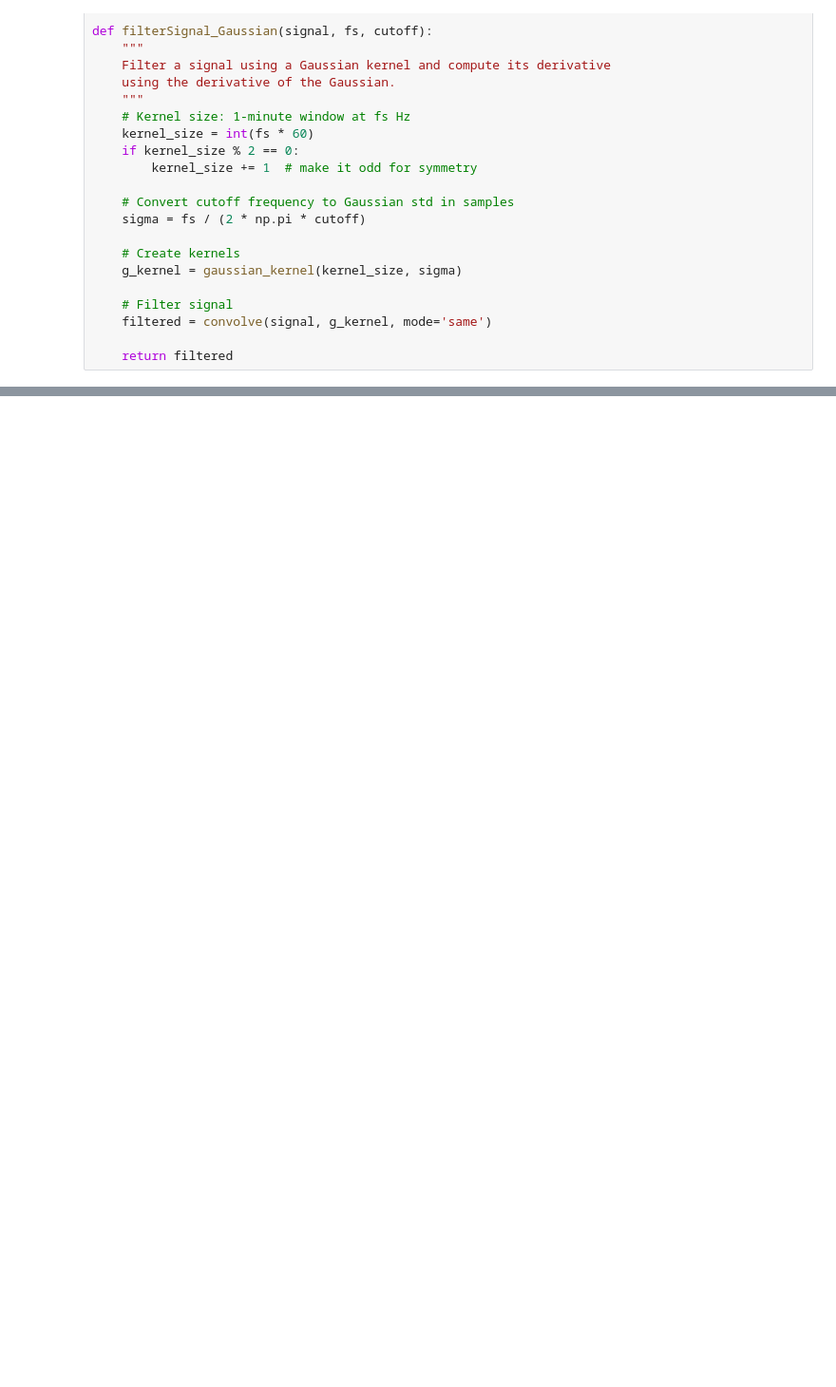
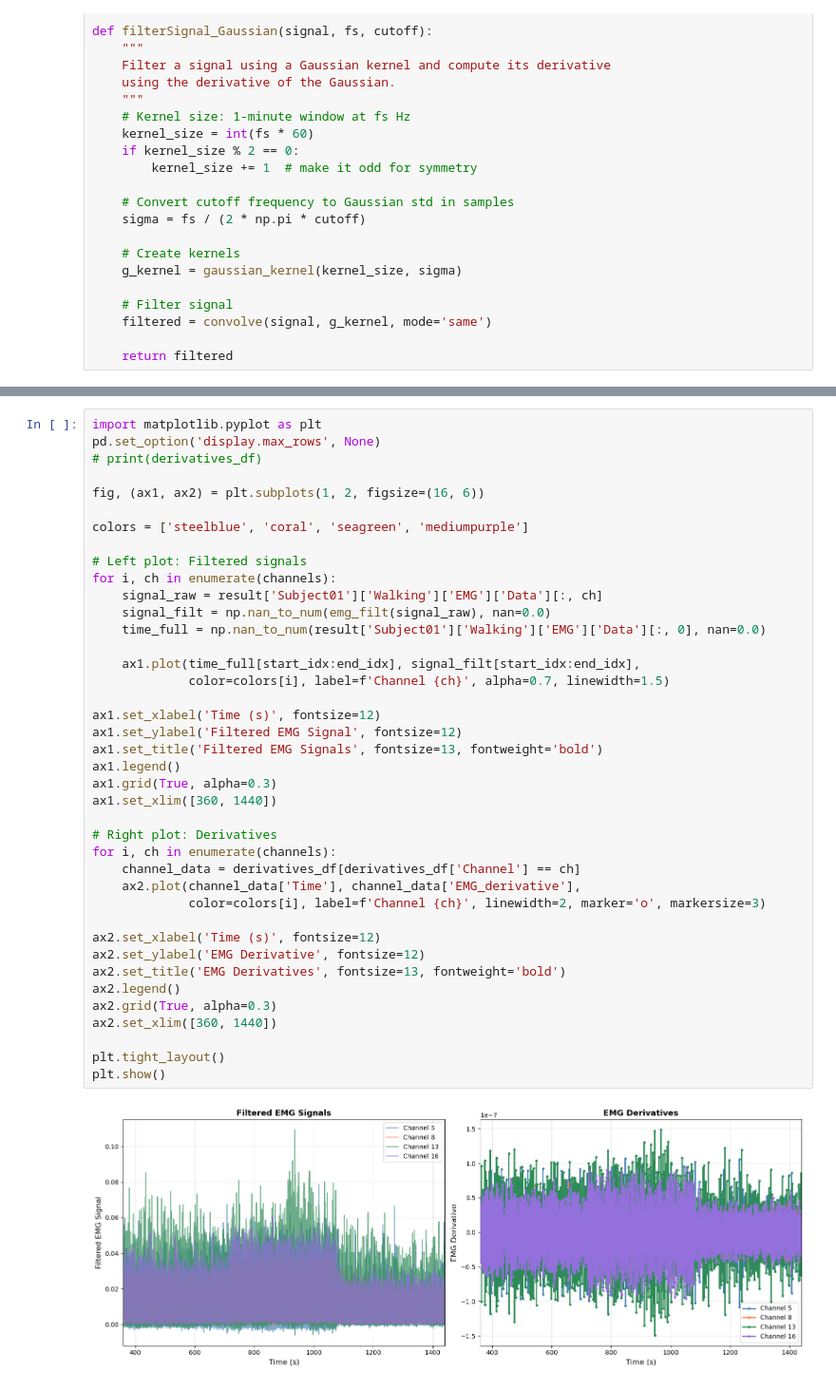
Before and after one commit to katiembutler/MetabolicCost, a Jupyter notebook: SignalDerivatives.ipynb, the cells around one changed output, grey strips where cells are left out. Shown at 95% size. Cells and saved outputs as stored; diff of their text form; blank space fills up the shorter version.

```diff
--- a/SignalDerivatives.ipynb
+++ b/SignalDerivatives.ipynb
@@ -107,0 +232,42 @@ Text(0, 0.5, 'X Accel (m/s^2)')
+# %%
+import matplotlib.pyplot as plt
+pd.set_option('display.max_rows', None)
+# print(derivatives_df)
+
+fig, (ax1, ax2) = plt.subplots(1, 2, figsize=(16, 6))
+
+colors = ['steelblue', 'coral', 'seagreen', 'mediumpurple']
+
+# Left plot: Filtered signals
+for i, ch in enumerate(channels):
+    signal_raw = result['Subject01']['Walking']['EMG']['Data'][:, ch]
+    signal_filt = np.nan_to_num(emg_filt(signal_raw), nan=0.0)
+    time_full = np.nan_to_num(result['Subject01']['Walking']['EMG']['Data'][:, 0], nan=0.0)
+
+    ax1.plot(time_full[start_idx:end_idx], signal_filt[start_idx:end_idx],
+             color=colors[i], label=f'Channel {ch}', alpha=0.7, linewidth=1.5)
+
+ax1.set_xlabel('Time (s)', fontsize=12)
+ax1.set_ylabel('Filtered EMG Signal', fontsize=12)
+ax1.set_title('Filtered EMG Signals', fontsize=13, fontweight='bold')
+ax1.legend()
+ax1.grid(True, alpha=0.3)
+ax1.set_xlim([360, 1440])
+
+# Right plot: Derivatives
+for i, ch in enumerate(channels):
+    channel_data = derivatives_df[derivatives_df['Channel'] == ch]
+    ax2.plot(channel_data['Time'], channel_data['EMG_derivative'],
+             color=colors[i], label=f'Channel {ch}', linewidth=2, marker='o', markersize=3)
+
+ax2.set_xlabel('Time (s)', fontsize=12)
+ax2.set_ylabel('EMG Derivative', fontsize=12)
+ax2.set_title('EMG Derivatives', fontsize=13, fontweight='bold')
+ax2.legend()
+ax2.grid(True, alpha=0.3)
+ax2.set_xlim([360, 1440])
+
+plt.tight_layout()
+plt.show()
+# %% [output]
+[figure, added]
```
Also changed, not shown: parts of 8 cells of this notebook, 2 other files.
